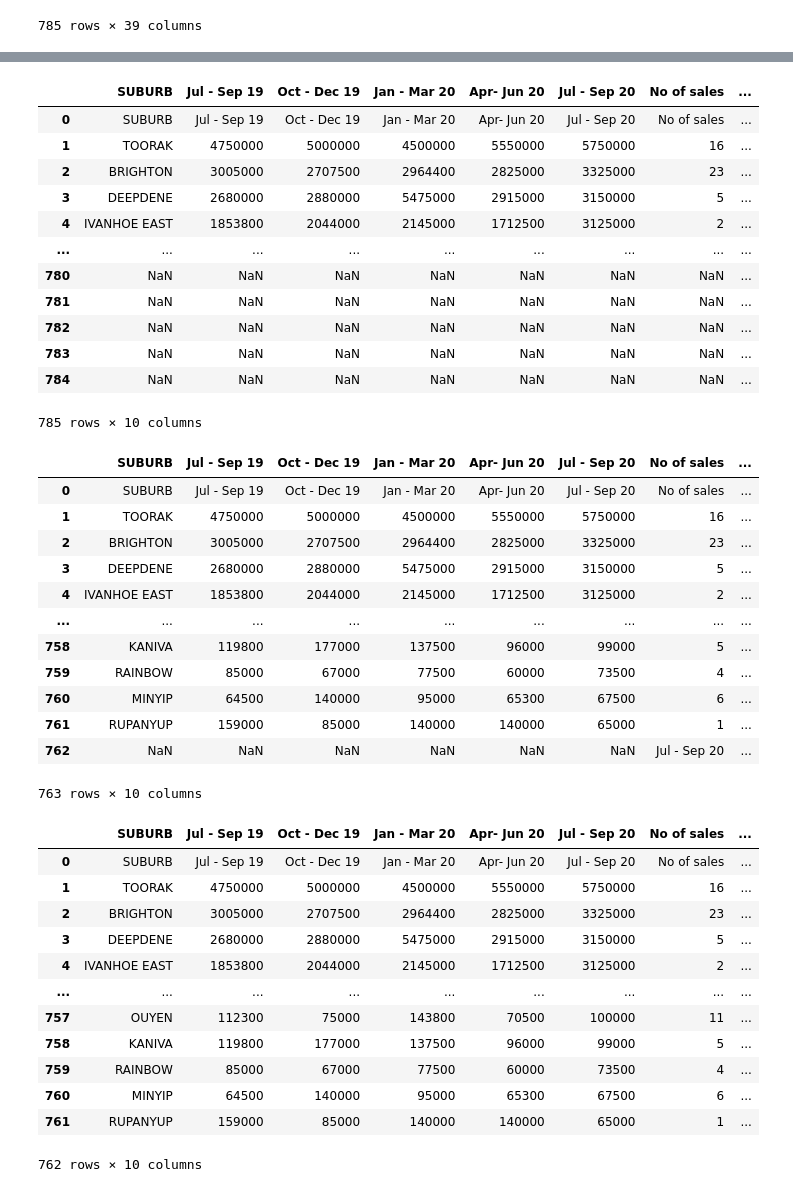
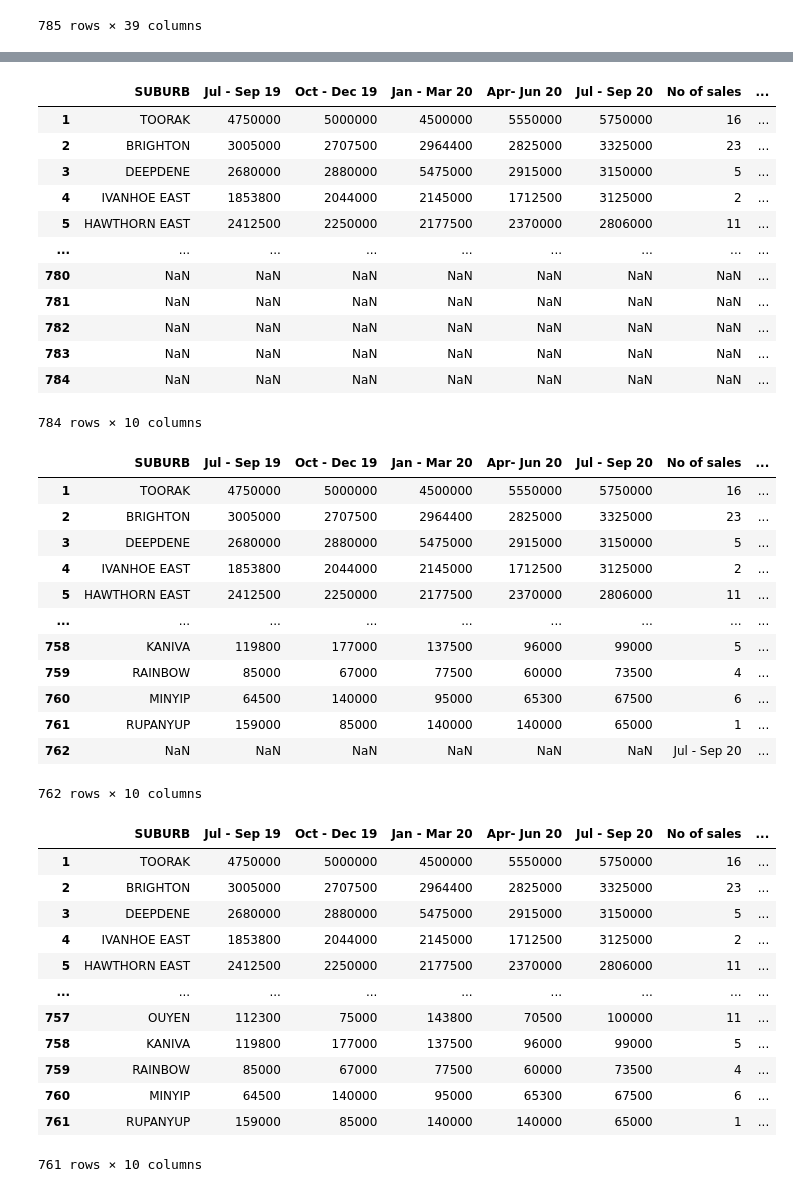
Before and after one commit to LP-116/Project-1, a Jupyter notebook: Mel_suburb_analysis.ipynb, the cells around one changed output, grey strips where cells are left out. Drawn from its saved outputs; the diff is of its cells as text; code cells hidden in the pictures.

```diff
--- a/Mel_suburb_analysis.ipynb
+++ b/Mel_suburb_analysis.ipynb
@@ -48,4 +48,4 @@ mel_subs_df
 785 rows × 39 columns
 # %%
 # Next want to drop the 2nd row because we don't want it anymore.
-mel_subs_df.drop(mel_subs_df.index[0])
+mel_subs_df = mel_subs_df.drop(mel_subs_df.index[0])
@@ -68,47 +54,48 @@ mel_subs_df = mel_subs_df.loc[:, mel_subs_df.columns.notnull()]
 mel_subs_df
 # %% [output]
 |  | SUBURB | Jul - Sep 19 | Oct - Dec 19 | Jan - Mar 20 | Apr- Jun 20 | Jul - Sep 20 | No of sales | ... |
-| 0 | SUBURB | Jul - Sep 19 | Oct - Dec 19 | Jan - Mar 20 | Apr- Jun 20 | Jul - Sep 20 | No of sales | ... |
 | 1 | TOORAK | 4750000 | 5000000 | 4500000 | 5550000 | 5750000 | 16 | ... |
 | 2 | BRIGHTON | 3005000 | 2707500 | 2964400 | 2825000 | 3325000 | 23 | ... |
 | 3 | DEEPDENE | 2680000 | 2880000 | 5475000 | 2915000 | 3150000 | 5 | ... |
 | 4 | IVANHOE EAST | 1853800 | 2044000 | 2145000 | 1712500 | 3125000 | 2 | ... |
+| 5 | HAWTHORN EAST | 2412500 | 2250000 | 2177500 | 2370000 | 2806000 | 11 | ... |
 | ... | ... | ... | ... | ... | ... | ... | ... | ... |
 | 780 | NaN | NaN | NaN | NaN | NaN | NaN | NaN | ... |
 | 781 | NaN | NaN | NaN | NaN | NaN | NaN | NaN | ... |
 | 782 | NaN | NaN | NaN | NaN | NaN | NaN | NaN | ... |
 | 783 | NaN | NaN | NaN | NaN | NaN | NaN | NaN | ... |
 | 784 | NaN | NaN | NaN | NaN | NaN | NaN | NaN | ... |
-785 rows × 10 columns
+784 rows × 10 columns
 # %%
-mel_subs_df.dropna(axis=0, how='all')
+mel_subs_df = mel_subs_df.dropna(axis=0, how='all')
+mel_subs_df
 # %% [output]
 |  | SUBURB | Jul - Sep 19 | Oct - Dec 19 | Jan - Mar 20 | Apr- Jun 20 | Jul - Sep 20 | No of sales | ... |
-| 0 | SUBURB | Jul - Sep 19 | Oct - Dec 19 | Jan - Mar 20 | Apr- Jun 20 | Jul - Sep 20 | No of sales | ... |
 | 1 | TOORAK | 4750000 | 5000000 | 4500000 | 5550000 | 5750000 | 16 | ... |
 | 2 | BRIGHTON | 3005000 | 2707500 | 2964400 | 2825000 | 3325000 | 23 | ... |
 | 3 | DEEPDENE | 2680000 | 2880000 | 5475000 | 2915000 | 3150000 | 5 | ... |
 | 4 | IVANHOE EAST | 1853800 | 2044000 | 2145000 | 1712500 | 3125000 | 2 | ... |
+| 5 | HAWTHORN EAST | 2412500 | 2250000 | 2177500 | 2370000 | 2806000 | 11 | ... |
 | ... | ... | ... | ... | ... | ... | ... | ... | ... |
 | 758 | KANIVA | 119800 | 177000 | 137500 | 96000 | 99000 | 5 | ... |
 | 759 | RAINBOW | 85000 | 67000 | 77500 | 60000 | 73500 | 4 | ... |
 | 760 | MINYIP | 64500 | 140000 | 95000 | 65300 | 67500 | 6 | ... |
 | 761 | RUPANYUP | 159000 | 85000 | 140000 | 140000 | 65000 | 1 | ... |
 | 762 | NaN | NaN | NaN | NaN | NaN | NaN | Jul - Sep 20 | ... |
-763 rows × 10 columns
+762 rows × 10 columns
 # %%
 mel_subs_df.dropna(subset=["SUBURB"])
 # %% [output]
 |  | SUBURB | Jul - Sep 19 | Oct - Dec 19 | Jan - Mar 20 | Apr- Jun 20 | Jul - Sep 20 | No of sales | ... |
-| 0 | SUBURB | Jul - Sep 19 | Oct - Dec 19 | Jan - Mar 20 | Apr- Jun 20 | Jul - Sep 20 | No of sales | ... |
 | 1 | TOORAK | 4750000 | 5000000 | 4500000 | 5550000 | 5750000 | 16 | ... |
 | 2 | BRIGHTON | 3005000 | 2707500 | 2964400 | 2825000 | 3325000 | 23 | ... |
 | 3 | DEEPDENE | 2680000 | 2880000 | 5475000 | 2915000 | 3150000 | 5 | ... |
 | 4 | IVANHOE EAST | 1853800 | 2044000 | 2145000 | 1712500 | 3125000 | 2 | ... |
+| 5 | HAWTHORN EAST | 2412500 | 2250000 | 2177500 | 2370000 | 2806000 | 11 | ... |
 | ... | ... | ... | ... | ... | ... | ... | ... | ... |
 | 757 | OUYEN | 112300 | 75000 | 143800 | 70500 | 100000 | 11 | ... |
 | 758 | KANIVA | 119800 | 177000 | 137500 | 96000 | 99000 | 5 | ... |
 | 759 | RAINBOW | 85000 | 67000 | 77500 | 60000 | 73500 | 4 | ... |
 | 760 | MINYIP | 64500 | 140000 | 95000 | 65300 | 67500 | 6 | ... |
 | 761 | RUPANYUP | 159000 | 85000 | 140000 | 140000 | 65000 | 1 | ... |
-762 rows × 10 columns
+761 rows × 10 columns
```
Also changed, not shown: parts of 1 cell of this notebook.
